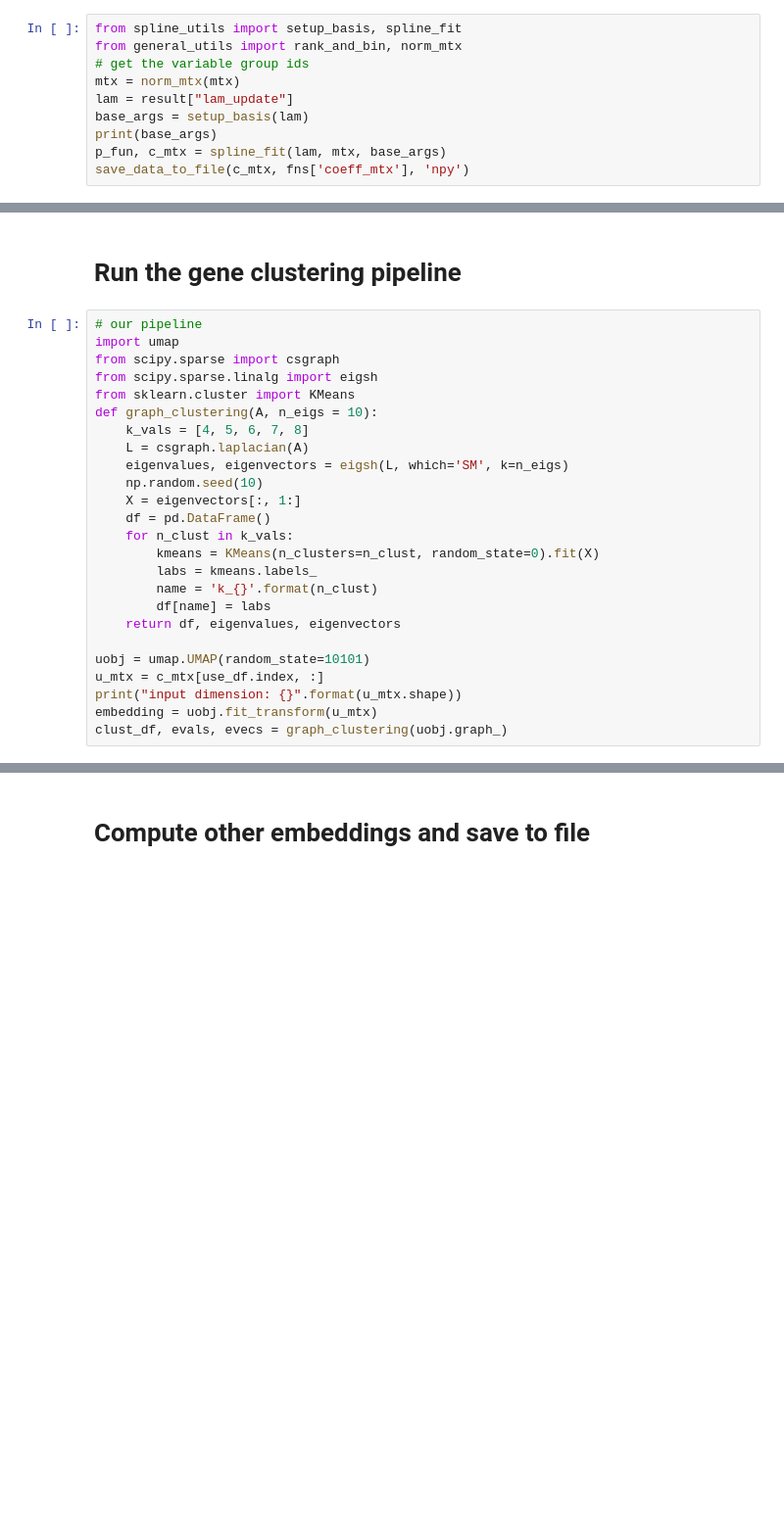
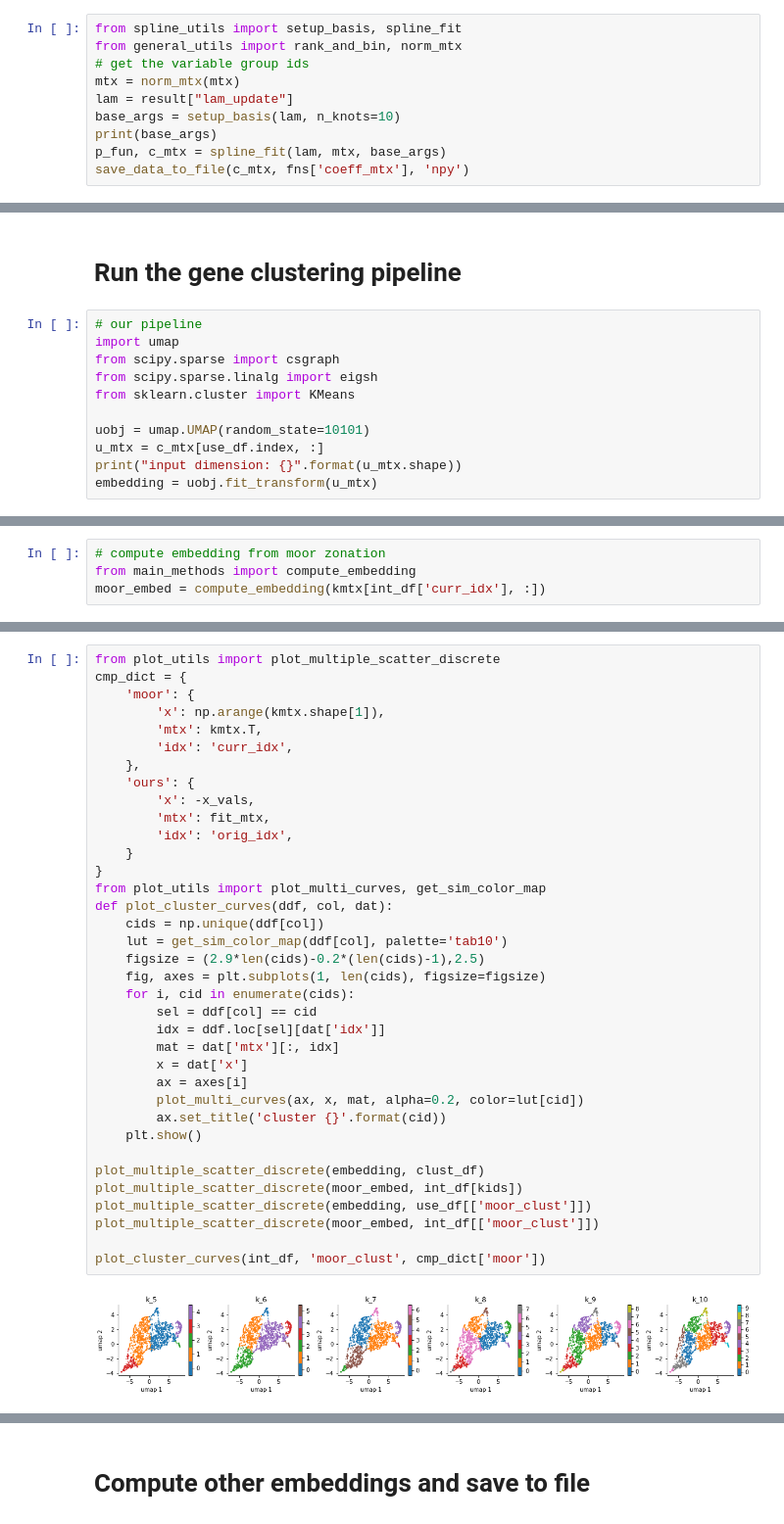
Before and after one commit to yashpatel5400/gliss, a Jupyter notebook: notebooks/setup_real_data_entero_part2.ipynb, the cells around one changed output, grey strips where cells are left out. Shown at 98% size. Saved outputs shown, nothing was run; the diff lists cells and outputs as text; blank space fills up the shorter version.

```diff
--- a/notebooks/setup_real_data_entero_part2.ipynb
+++ b/notebooks/setup_real_data_entero_part2.ipynb
@@ -60,7 +60,7 @@ from general_utils import rank_and_bin, norm_mtx
 # get the variable group ids
 mtx = norm_mtx(mtx)
 lam = result["lam_update"]
-base_args = setup_basis(lam)
+base_args = setup_basis(lam, n_knots=10)
 print(base_args)
 p_fun, c_mtx = spline_fit(lam, mtx, base_args)
 save_data_to_file(c_mtx, fns['coeff_mtx'], 'npy')
@@ -148,23 +154,9 @@ import umap
 from scipy.sparse import csgraph
 from scipy.sparse.linalg import eigsh
 from sklearn.cluster import KMeans
-def graph_clustering(A, n_eigs = 10):
-    k_vals = [4, 5, 6, 7, 8]
-    L = csgraph.laplacian(A)
-    eigenvalues, eigenvectors = eigsh(L, which='SM', k=n_eigs)
-    np.random.seed(10)
-    X = eigenvectors[:, 1:]
-    df = pd.DataFrame()
-    for n_clust in k_vals:
-        kmeans = KMeans(n_clusters=n_clust, random_state=0).fit(X)
-        labs = kmeans.labels_
-        name = 'k_{}'.format(n_clust)
-        df[name] = labs
-    return df, eigenvalues, eigenvectors
 
 uobj = umap.UMAP(random_state=10101)
 u_mtx = c_mtx[use_df.index, :]
 print("input dimension: {}".format(u_mtx.shape))
 embedding = uobj.fit_transform(u_mtx)
-clust_df, evals, evecs = graph_clustering(uobj.graph_)
 # %% [output]
@@ -178,0 +208,4 @@ plot_multiple_scatter_discrete(embedding, clust_df)
+# %%
+# compute embedding from moor zonation
+from main_methods import compute_embedding
+moor_embed = compute_embedding(kmtx[int_df['curr_idx'], :])
@@ -178,0 +223,38 @@ plot_multiple_scatter_discrete(embedding, clust_df)
+# %%
+from plot_utils import plot_multiple_scatter_discrete
+cmp_dict = {
+    'moor': {
+        'x': np.arange(kmtx.shape[1]),
+        'mtx': kmtx.T,
+        'idx': 'curr_idx',
+    },
+    'ours': {
+        'x': -x_vals,
+        'mtx': fit_mtx,
+        'idx': 'orig_idx',
+    }
+}
+from plot_utils import plot_multi_curves, get_sim_color_map
+def plot_cluster_curves(ddf, col, dat):
+    cids = np.unique(ddf[col])
+    lut = get_sim_color_map(ddf[col], palette='tab10')
+    figsize = (2.9*len(cids)-0.2*(len(cids)-1),2.5)
+    fig, axes = plt.subplots(1, len(cids), figsize=figsize)
+    for i, cid in enumerate(cids):
+        sel = ddf[col] == cid
+        idx = ddf.loc[sel][dat['idx']]
+        mat = dat['mtx'][:, idx]
+        x = dat['x']
+        ax = axes[i]
+        plot_multi_curves(ax, x, mat, alpha=0.2, color=lut[cid])
+        ax.set_title('cluster {}'.format(cid))
+    plt.show()
+
+plot_multiple_scatter_discrete(embedding, clust_df)
+plot_multiple_scatter_discrete(moor_embed, int_df[kids])
+plot_multiple_scatter_discrete(embedding, use_df[['moor_clust']])
+plot_multiple_scatter_discrete(moor_embed, int_df[['moor_clust']])
+
+plot_cluster_curves(int_df, 'moor_clust', cmp_dict['moor'])
+# %% [output]
+[figure, added]
```
Also changed, not shown: parts of 30 cells of this notebook, 1 other file.
